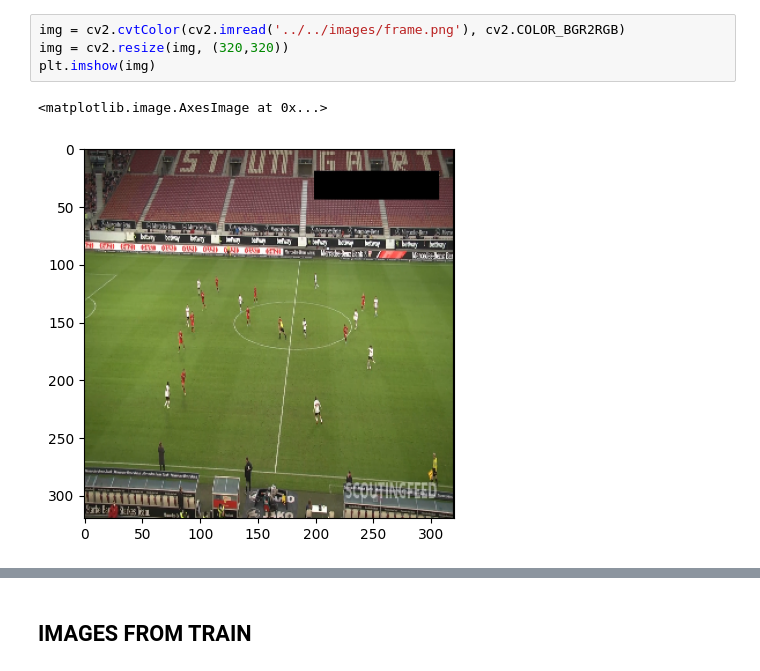
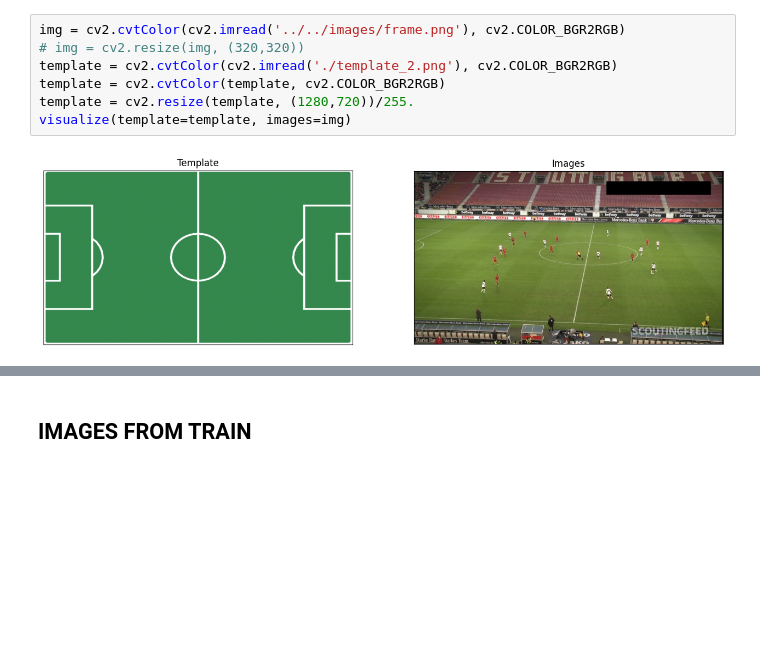
Before and after one commit to Fer14/futstats, a Jupyter notebook: futstats/homography/direct_homography/narya/nb.ipynb, the cells around one changed output, grey strips where cells are left out. Saved outputs shown, nothing was run; the diff lists cells and outputs as text; blank space fills up the shorter version.

```diff
--- a/futstats/homography/direct_homography/narya/nb.ipynb
+++ b/futstats/homography/direct_homography/narya/nb.ipynb
@@ -30,10 +332,12 @@ model.load_model("./homography_checkpoints/best_ckpt.hdf5")
 # %%
 img = cv2.cvtColor(cv2.imread('../../images/frame.png'), cv2.COLOR_BGR2RGB)
-img = cv2.resize(img, (320,320))
-plt.imshow(img)
+# img = cv2.resize(img, (320,320))
+template = cv2.cvtColor(cv2.imread('./template_2.png'), cv2.COLOR_BGR2RGB)
+template = cv2.cvtColor(template, cv2.COLOR_BGR2RGB)
+template = cv2.resize(template, (1280,720))/255.
+visualize(template=template, images=img)
 # %% [output]
-<matplotlib.image.AxesImage at 0x...>
-[figure, old version]
+[figure, new version]
 # %%
 res = model('../../images/frame.png')
 res = res.astype(np.float64)
```
Also changed, not shown: parts of 31 cells of this notebook, 27 other files.
